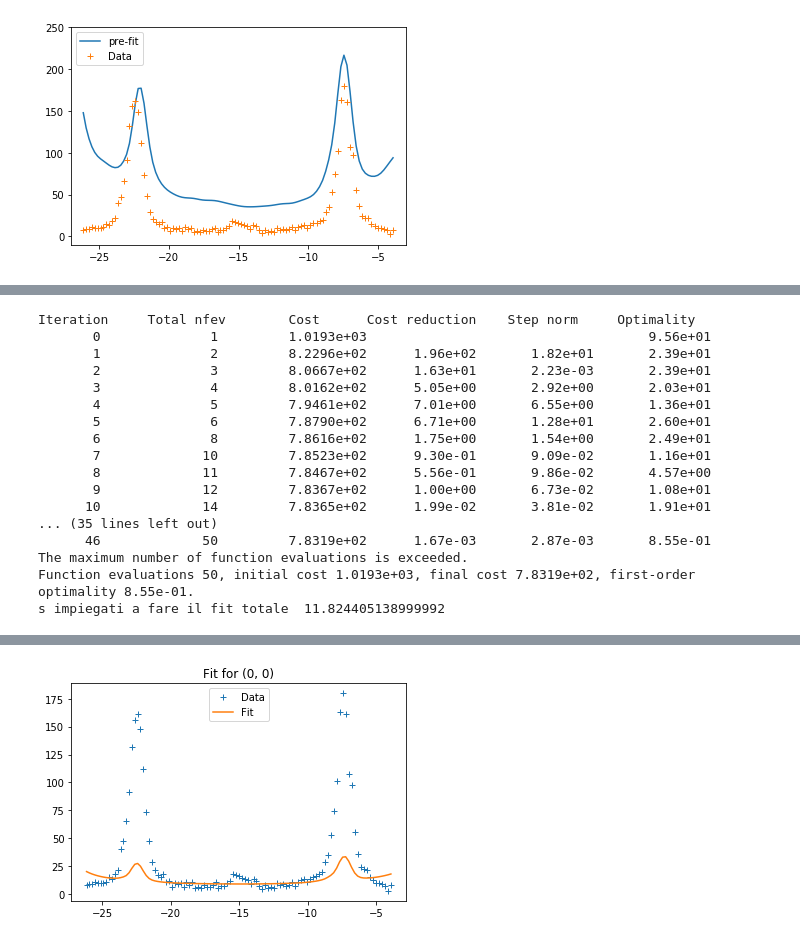
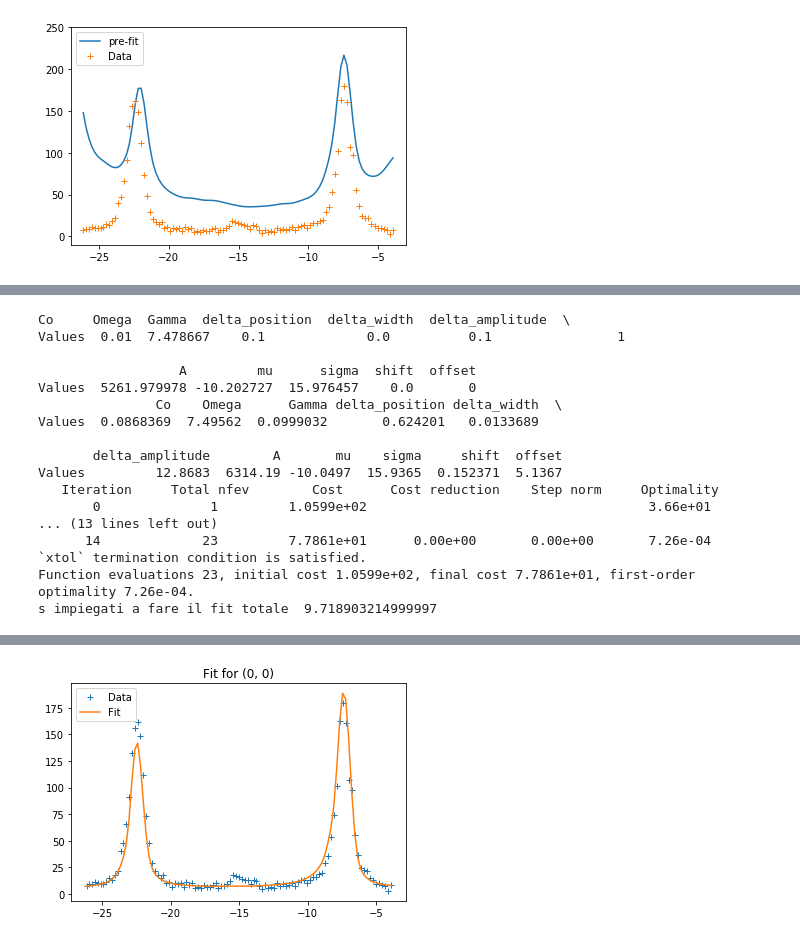
Before and after one commit to flautodipan/Python_Libraries, a Jupyter notebook: Experimentum_single.ipynb, the cells around one changed output, grey strips where cells are left out. Saved outputs shown, nothing was run; the diff lists cells and outputs as text; code cells hidden in the pictures.

Commit message:
Risolto problema per fit totale. Lancio NO_ARS_12_02

```diff
--- a/Experimentum_single.ipynb
+++ b/Experimentum_single.ipynb
@@ -191,29 +201,31 @@ Cost after fitting = 43.24454366142812
 Data.p0.T.Values[list(cols_gauss)] = np.array([23, 12, 3])
 # %%
 #4) fit totale
-percents                    =   (0.2, 0.01, 0.01, 'positive', 'positive', [-2,2], 0.01, 0.01, 'inf', 'inf')
+rules_tot_bounds                    =   (0.2, 0.01, 0.01, 'positive', 'positive', [-2,2], 0.01, 0.01, 'inf', 'inf')
+print(Data.p0[list(cols_mark)])
 Data.Initials_Parameters_from_Markov(Data.Markov_Fit_Params, cols_mark)
-Data.Get_Fit_Bounds(percents, columns = cols_real)
+print(Data.p0[list(cols_mark)])
+Data.Get_Fit_Bounds(rules_tot_bounds, columns = cols_real)
 p_gauss = Data.Markov_Fit_Params[list(cols_gauss)].values[0]
 #Data.Get_p0(Data.p0[list(cols_real)].values[0], cols_real)
 Data.Non_Linear_Least_Squares(p_gauss, cols_real, bound = (Data.bounds['down'].values, Data.bounds['up'].values), verbose = 2, fig = True, max_nfev = 50)
 Data.Tot_Fit_Params
 # %% [output]
-Iteration     Total nfev        Cost      Cost reduction    Step norm     Optimality
-       0              1         1.0193e+03                                    9.56e+01
-       1              2         8.2296e+02      1.96e+02       1.82e+01       2.39e+01
-       2              3         8.0667e+02      1.63e+01       2.23e-03       2.39e+01
-       3              4         8.0162e+02      5.05e+00       2.92e+00       2.03e+01
-       4              5         7.9461e+02      7.01e+00       6.55e+00       1.36e+01
-       5              6         7.8790e+02      6.71e+00       1.28e+01       2.60e+01
-       6              8         7.8616e+02      1.75e+00       1.54e+00       2.49e+01
-       7             10         7.8523e+02      9.30e-01       9.09e-02       1.16e+01
-       8             11         7.8467e+02      5.56e-01       9.86e-02       4.57e+00
-       9             12         7.8367e+02      1.00e+00       6.73e-02       1.08e+01
-      10             14         7.8365e+02      1.99e-02       3.81e-02       1.91e+01
-... (35 lines left out)
-      46             50         7.8319e+02      1.67e-03       2.87e-03       8.55e-01
-The maximum number of function evaluations is exceeded.
-Function evaluations 50, initial cost 1.0193e+03, final cost 7.8319e+02, first-order optimality 8.55e-01.
-s impiegati a fare il fit totale  11.824405138999992
+Co     Omega  Gamma  delta_position  delta_width  delta_amplitude  \
+Values  0.01  7.478667    0.1             0.0          0.1                1
+
+                  A         mu      sigma  shift  offset
+Values  5261.979978 -10.202727  15.976457    0.0       0
+               Co    Omega      Gamma delta_position delta_width  \
+Values  0.0868369  7.49562  0.0999032       0.624201   0.0133689
+
+       delta_amplitude        A       mu    sigma     shift  offset
+Values         12.8683  6314.19 -10.0497  15.9365  0.152371  5.1367
+   Iteration     Total nfev        Cost      Cost reduction    Step norm     Optimality
+       0              1         1.0599e+02                                    3.66e+01
+... (13 lines left out)
+      14             23         7.7861e+01      0.00e+00       0.00e+00       7.26e-04
+`xtol` termination condition is satisfied.
+Function evaluations 23, initial cost 1.0599e+02, final cost 7.7861e+01, first-order optimality 7.26e-04.
+s impiegati a fare il fit totale  9.718903214999997
 |  | Co | Omega | Gamma | Delta | tau | delta_position | delta_width | delta_amplitude | shift | ... |
@@ -223,4 +235,4 @@ s impiegati a fare il fit totale  11.824405138999992
-[figure, old version]
+[figure, new version]
 # %%
 Data.Markov_Fit_Params
 # %% [output]
```
Also changed, not shown: parts of 11 cells of this notebook, 2 other files.
